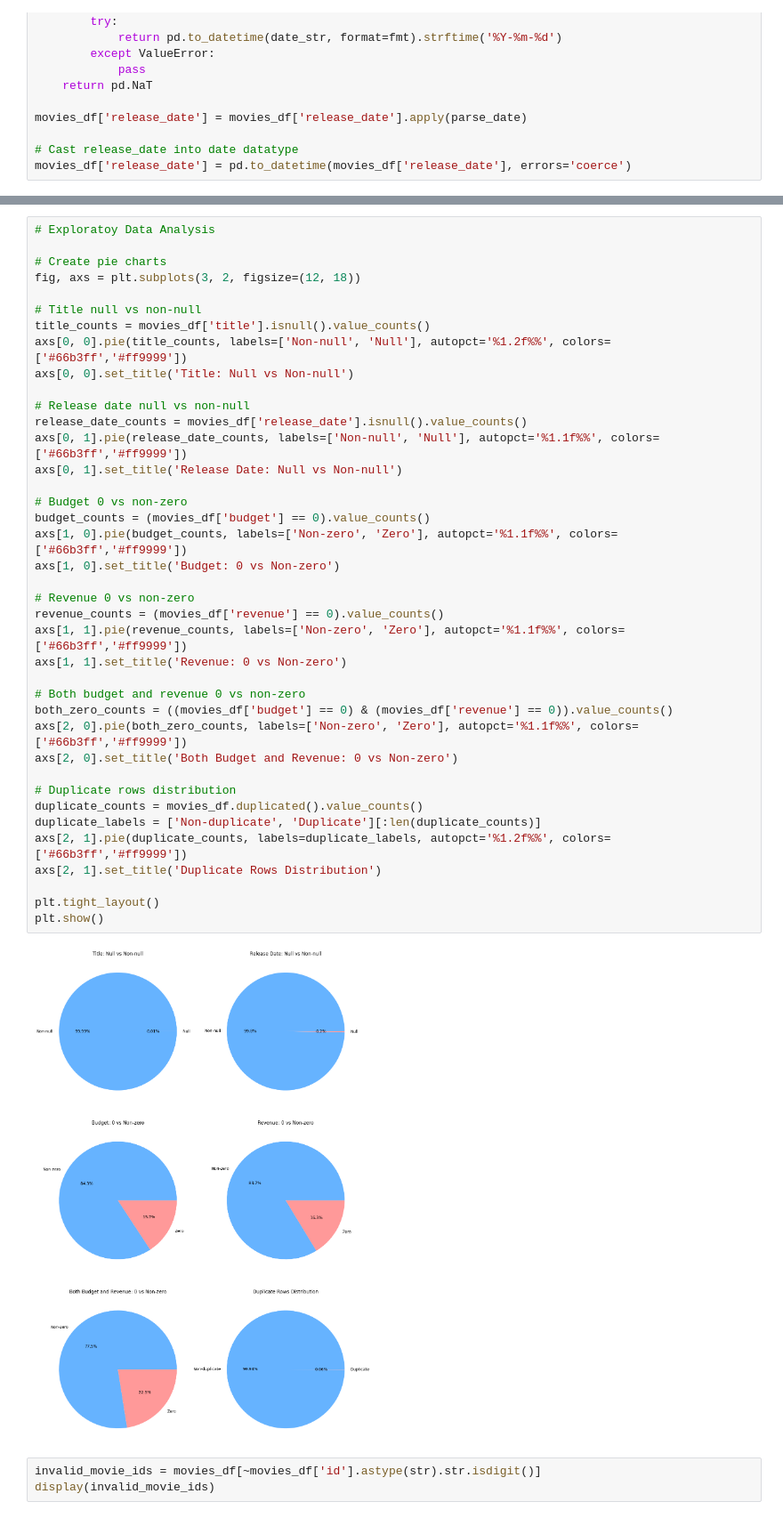
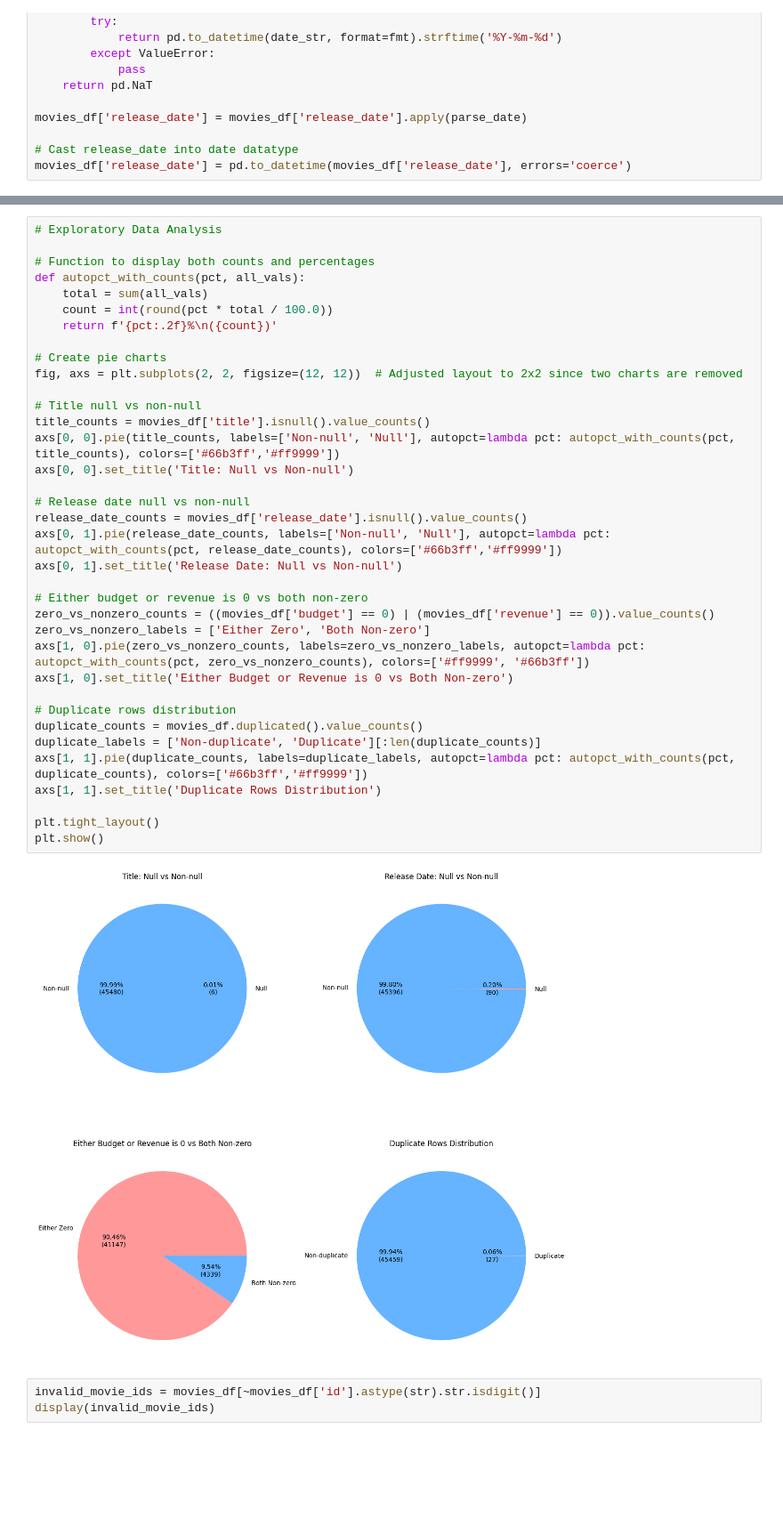
Before and after one commit to marcoosg/PopcornBI, a Jupyter notebook: GUEVARRA_Capstone.ipynb, the cells around one changed output, grey strips where cells are left out. Shown at 89% size. Saved outputs shown, nothing was run; the diff lists cells and outputs as text; blank space fills up the shorter version.

```diff
--- a/GUEVARRA_Capstone.ipynb
+++ b/GUEVARRA_Capstone.ipynb
@@ -142,44 +140,41 @@ movies_df['release_date'] = pd.to_datetime(movies_df['release_date'], errors='co
 # %%
-# Exploratoy Data Analysis
+# Exploratory Data Analysis
+
+# Function to display both counts and percentages
+def autopct_with_counts(pct, all_vals):
+    total = sum(all_vals)
+    count = int(round(pct * total / 100.0))
+    return f'{pct:.2f}%\n({count})'
 
 # Create pie charts
-fig, axs = plt.subplots(3, 2, figsize=(12, 18))
+fig, axs = plt.subplots(2, 2, figsize=(12, 12))  # Adjusted layout to 2x2 since two charts are removed
 
 # Title null vs non-null
 title_counts = movies_df['title'].isnull().value_counts()
-axs[0, 0].pie(title_counts, labels=['Non-null', 'Null'], autopct='%1.2f%%', colors=['#66b3ff','#ff9999'])
+axs[0, 0].pie(title_counts, labels=['Non-null', 'Null'], autopct=lambda pct: autopct_with_counts(pct, title_counts), colors=['#66b3ff','#ff9999'])
 axs[0, 0].set_title('Title: Null vs Non-null')
 
 # Release date null vs non-null
 release_date_counts = movies_df['release_date'].isnull().value_counts()
-axs[0, 1].pie(release_date_counts, labels=['Non-null', 'Null'], autopct='%1.1f%%', colors=['#66b3ff','#ff9999'])
+axs[0, 1].pie(release_date_counts, labels=['Non-null', 'Null'], autopct=lambda pct: autopct_with_counts(pct, release_date_counts), colors=['#66b3ff','#ff9999'])
 axs[0, 1].set_title('Release Date: Null vs Non-null')
 
-# Budget 0 vs non-zero
-budget_counts = (movies_df['budget'] == 0).value_counts()
-axs[1, 0].pie(budget_counts, labels=['Non-zero', 'Zero'], autopct='%1.1f%%', colors=['#66b3ff','#ff9999'])
-axs[1, 0].set_title('Budget: 0 vs Non-zero')
-
-# Revenue 0 vs non-zero
-revenue_counts = (movies_df['revenue'] == 0).value_counts()
-axs[1, 1].pie(revenue_counts, labels=['Non-zero', 'Zero'], autopct='%1.1f%%', colors=['#66b3ff','#ff9999'])
-axs[1, 1].set_title('Revenue: 0 vs Non-zero')
-
-# Both budget and revenue 0 vs non-zero
-both_zero_counts = ((movies_df['budget'] == 0) & (movies_df['revenue'] == 0)).value_counts()
-axs[2, 0].pie(both_zero_counts, labels=['Non-zero', 'Zero'], autopct='%1.1f%%', colors=['#66b3ff','#ff9999'])
-axs[2, 0].set_title('Both Budget and Revenue: 0 vs Non-zero')
+# Either budget or revenue is 0 vs both non-zero
+zero_vs_nonzero_counts = ((movies_df['budget'] == 0) | (movies_df['revenue'] == 0)).value_counts()
+zero_vs_nonzero_labels = ['Either Zero', 'Both Non-zero']
+axs[1, 0].pie(zero_vs_nonzero_counts, labels=zero_vs_nonzero_labels, autopct=lambda pct: autopct_with_counts(pct, zero_vs_nonzero_counts), colors=['#ff9999', '#66b3ff'])
+axs[1, 0].set_title('Either Budget or Revenue is 0 vs Both Non-zero')
 
 # Duplicate rows distribution
 duplicate_counts = movies_df.duplicated().value_counts()
 duplicate_labels = ['Non-duplicate', 'Duplicate'][:len(duplicate_counts)]
-axs[2, 1].pie(duplicate_counts, labels=duplicate_labels, autopct='%1.2f%%', colors=['#66b3ff','#ff9999'])
-axs[2, 1].set_title('Duplicate Rows Distribution')
+axs[1, 1].pie(duplicate_counts, labels=duplicate_labels, autopct=lambda pct: autopct_with_counts(pct, duplicate_counts), colors=['#66b3ff','#ff9999'])
+axs[1, 1].set_title('Duplicate Rows Distribution')
 
 plt.tight_layout()
 plt.show()
 # %% [output]
-[figure, old version]
+[figure, new version]
 # %%
 invalid_movie_ids = movies_df[~movies_df['id'].astype(str).str.isdigit()]
 display(invalid_movie_ids)
```
Also changed, not shown: parts of 21 cells of this notebook, 11 other files.
